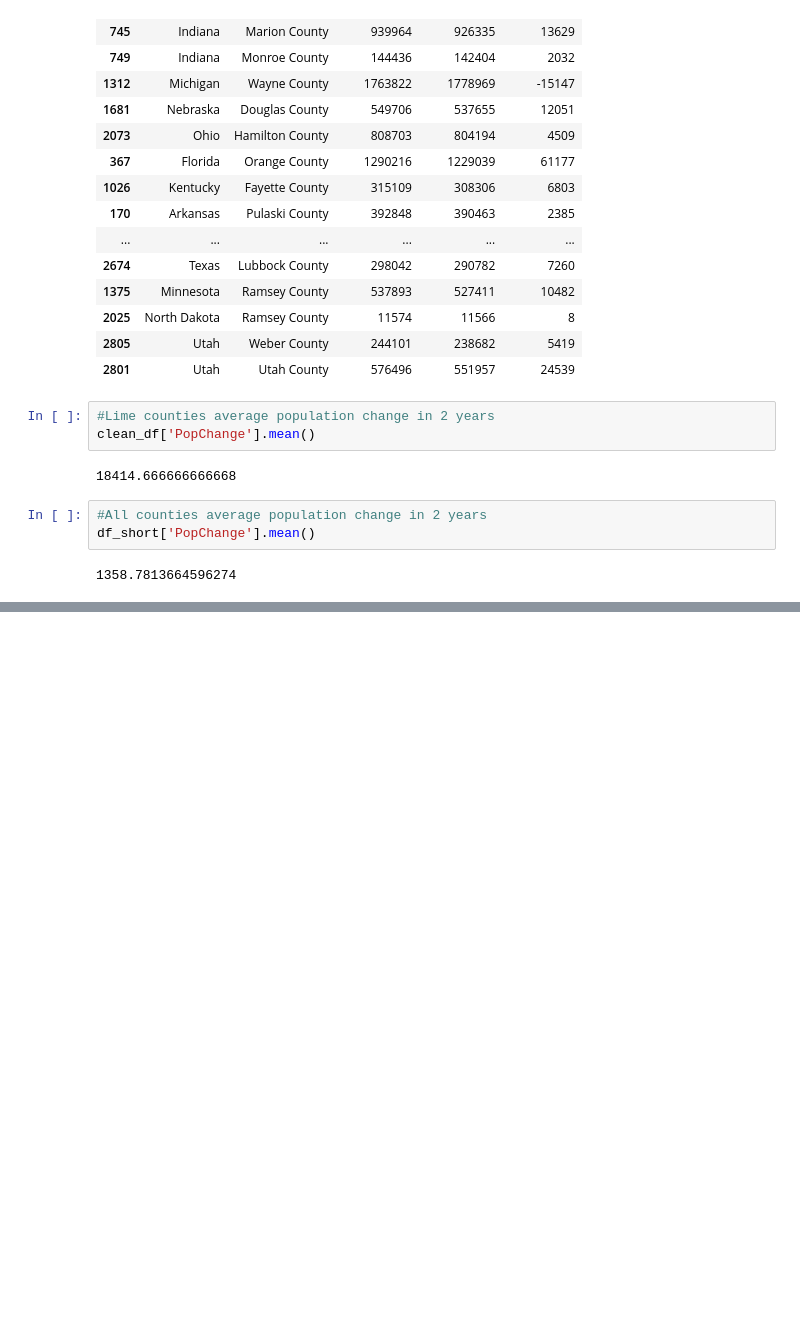
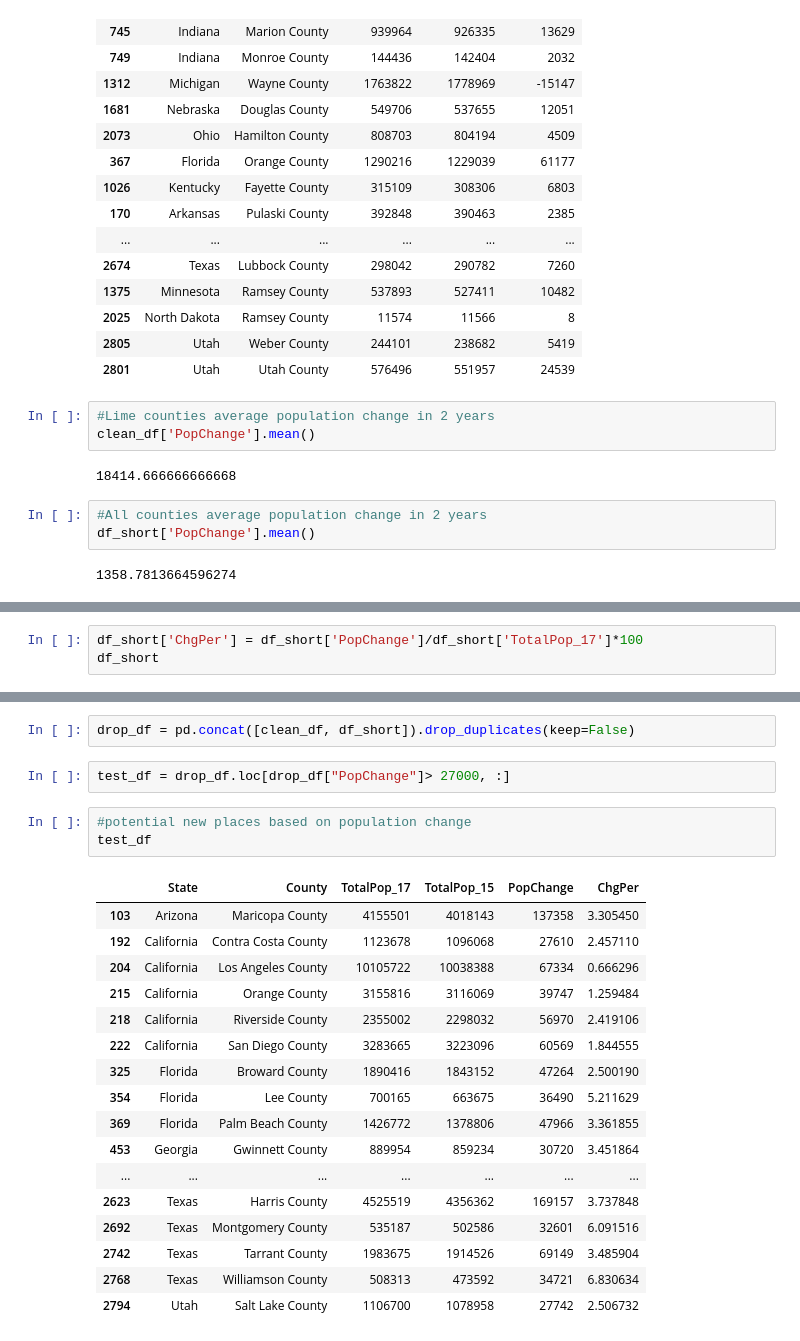
Before and after one commit to adriana-icasiano/project-1, a Jupyter notebook: census-lime/census.ipynb, the cells around one changed output, grey strips where cells are left out. Saved outputs shown, nothing was run; the diff lists cells and outputs as text; blank space fills up the shorter version.

```diff
--- a/census-lime/census.ipynb
+++ b/census-lime/census.ipynb
@@ -461,0 +508,3 @@ df_short['PopChange'].mean()
+# %%
+df_short['ChgPer'] = df_short['PopChange']/df_short['TotalPop_17']*100
+df_short
@@ -461,0 +559,25 @@ df_short['PopChange'].mean()
+# %%
+drop_df = pd.concat([clean_df, df_short]).drop_duplicates(keep=False)
+# %%
+test_df = drop_df.loc[drop_df["PopChange"]> 27000, :]
+# %%
+#potential new places based on population change
+test_df
+# %% [output]
+|  | State | County | TotalPop_17 | TotalPop_15 | PopChange | ChgPer |
+| 103 | Arizona | Maricopa County | 4155501 | 4018143 | 137358 | 3.305450 |
+| 192 | California | Contra Costa County | 1123678 | 1096068 | 27610 | 2.457110 |
+| 204 | California | Los Angeles County | 10105722 | 10038388 | 67334 | 0.666296 |
+| 215 | California | Orange County | 3155816 | 3116069 | 39747 | 1.259484 |
+| 218 | California | Riverside County | 2355002 | 2298032 | 56970 | 2.419106 |
+| 222 | California | San Diego County | 3283665 | 3223096 | 60569 | 1.844555 |
+| 325 | Florida | Broward County | 1890416 | 1843152 | 47264 | 2.500190 |
+| 354 | Florida | Lee County | 700165 | 663675 | 36490 | 5.211629 |
+| 369 | Florida | Palm Beach County | 1426772 | 1378806 | 47966 | 3.361855 |
+| 453 | Georgia | Gwinnett County | 889954 | 859234 | 30720 | 3.451864 |
+| ... | ... | ... | ... | ... | ... | ... |
+| 2623 | Texas | Harris County | 4525519 | 4356362 | 169157 | 3.737848 |
+| 2692 | Texas | Montgomery County | 535187 | 502586 | 32601 | 6.091516 |
+| 2742 | Texas | Tarrant County | 1983675 | 1914526 | 69149 | 3.485904 |
+| 2768 | Texas | Williamson County | 508313 | 473592 | 34721 | 6.830634 |
+| 2794 | Utah | Salt Lake County | 1106700 | 1078958 | 27742 | 2.506732 |
```
Also changed, not shown: parts of 13 cells of this notebook.
